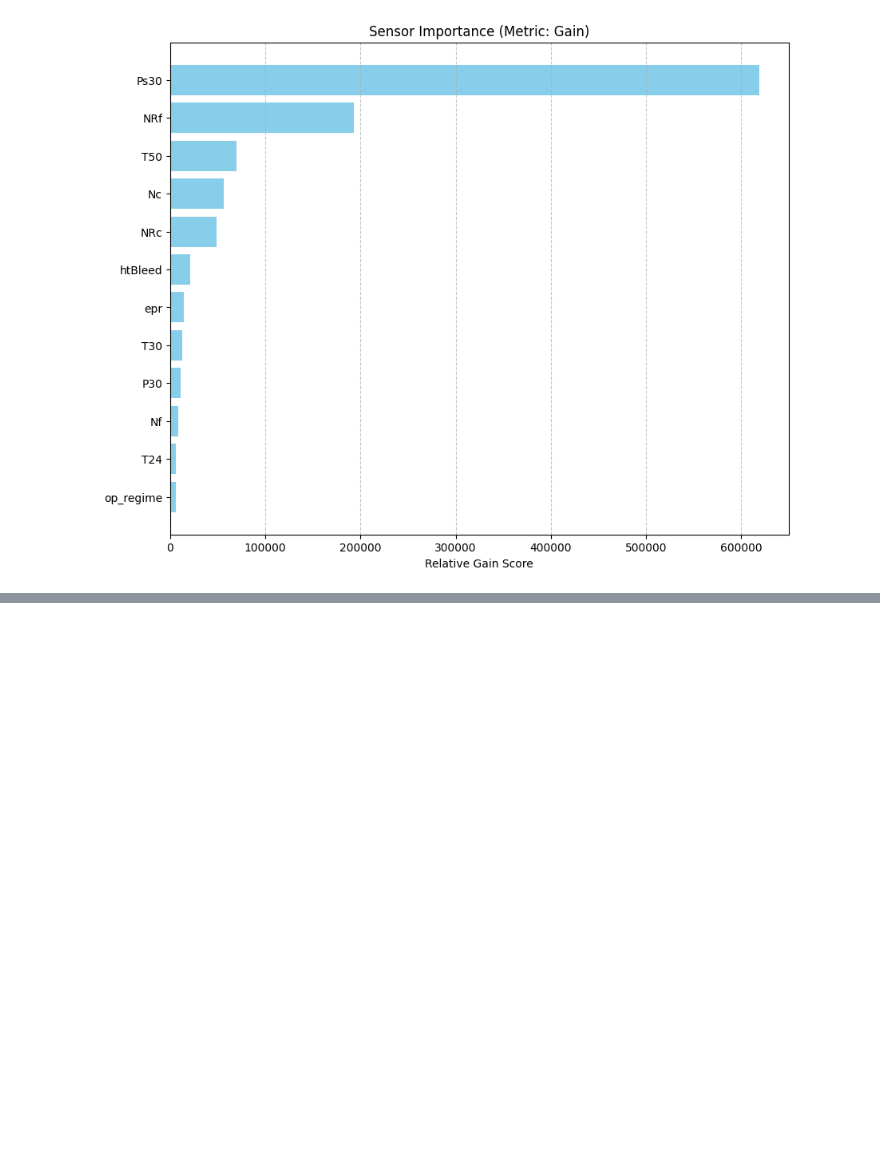
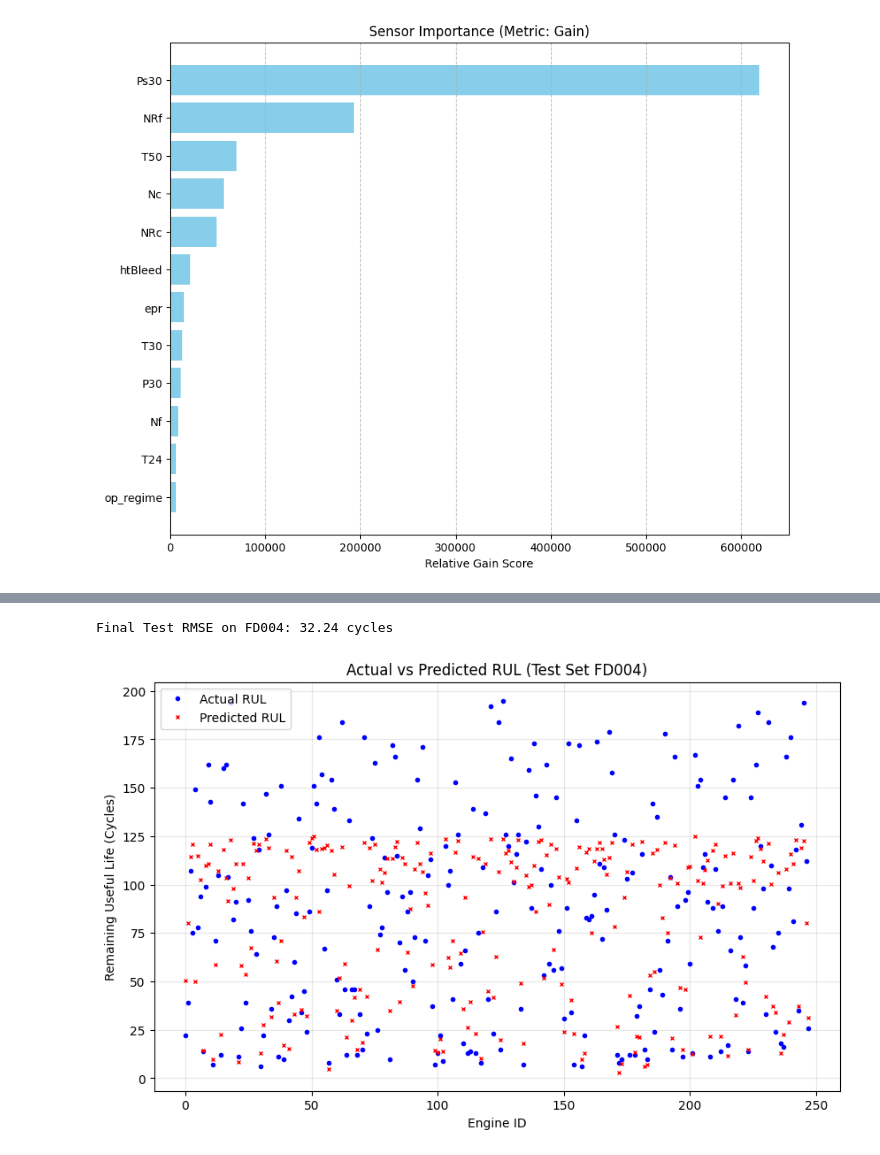
Before and after one commit to borgaonkarjui/survival_analysis_cmapss, a Jupyter notebook: notebooks/xgboost_training.ipynb, the cells around one changed output, grey strips where cells are left out. Saved outputs shown, nothing was run; the diff lists cells and outputs as text; code cells hidden in the pictures; blank space fills up the shorter version.

Commit message:
Evaluating model with snapshon and global rmse

```diff
--- a/notebooks/xgboost_training.ipynb
+++ b/notebooks/xgboost_training.ipynb
@@ -23,7 +20,7 @@ rul_test_raw_path = "../data/raw/CMAPSSData/RUL_FD004.txt"
 # %%
 %run ../src/data_loader.py
 # %%
-X_train, y_train, X_val, y_val = xgboost_data_loader(train_path=train_processed_path, val_path=val_processed_path, target_col='target_rul')
+X_train, y_train, X_val, y_val = xgboost_train_loader(train_path=train_processed_path, val_path=val_processed_path, target_col='target_rul')
 # %% [markdown]
 ### Data loading sanity check
 # %%
@@ -119,3 +116,5 @@ plot_training_curves(model_v0)
 plot_feature_importance(model_v0, importance_type='gain')
 # %% [output]
 [figure]
+# %%
+X_test, y_true_test = xgboost_test_loader(test_path=test_processed_path, rul_path=rul_test_raw_path, is_snapshot=True)
@@ -121,0 +139,8 @@ plot_feature_importance(model_v0, importance_type='gain')
+# %%
+y_pred_test, test_rmse_v0 = eval_rmse(model_v0, X_test, y_true_test)
+# %% [output]
+Final Test RMSE on FD004: 32.24 cycles
+# %%
+plot_test_results(y_true_test, y_pred_test)
+# %% [output]
+[figure, added]
```
Also changed, not shown: parts of 8 cells of this notebook, 1 other file.
